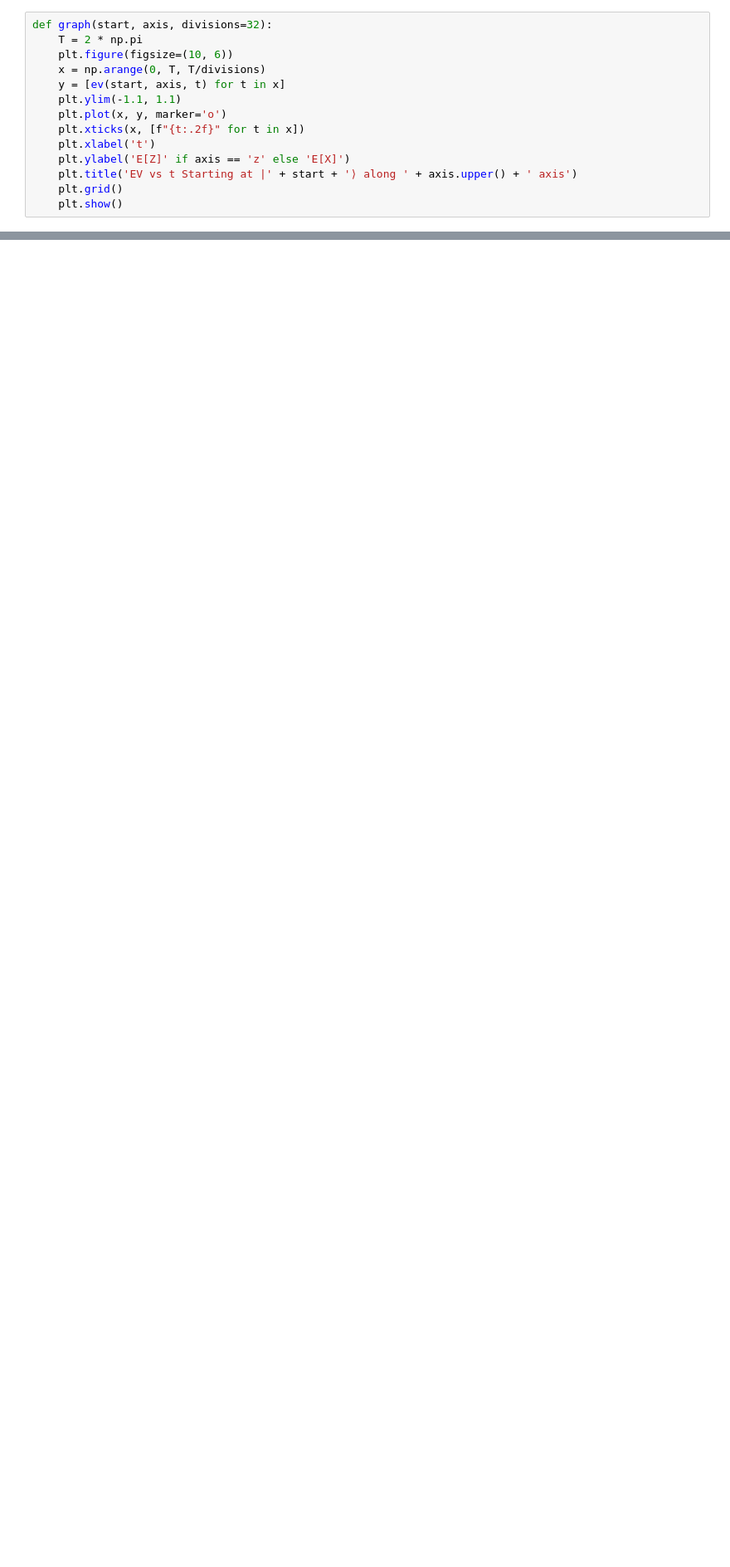
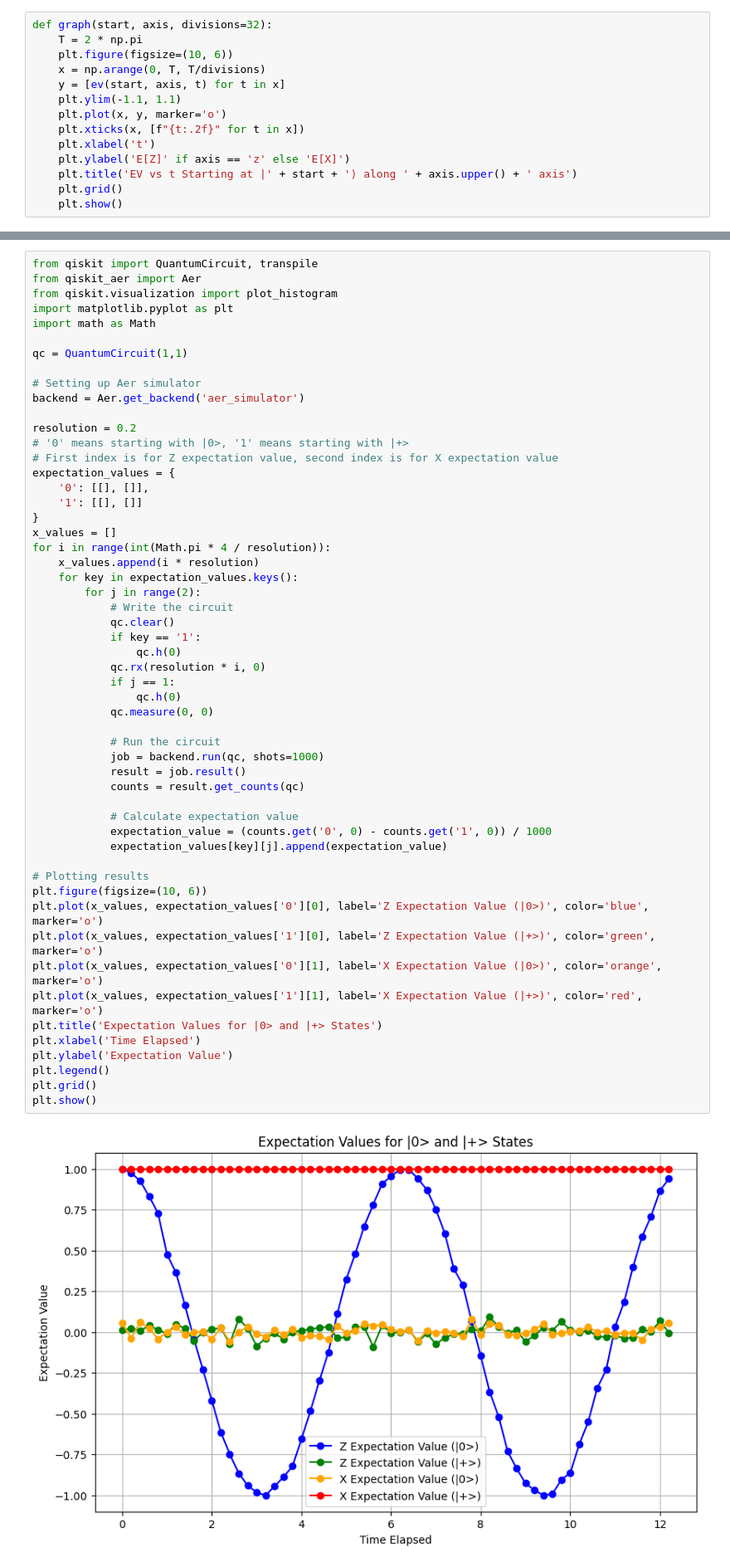
Before and after one commit to JEly613/EinR_CD05, a Jupyter notebook: Week 2/ExpectationValue.ipynb, the cells around one changed output, grey strips where cells are left out. Shown at 83% size. Cells and saved outputs as stored; diff of their text form; blank space fills up the shorter version.

```diff
--- a/Week 2/ExpectationValue.ipynb
+++ b/Week 2/ExpectationValue.ipynb
@@ -58,3 +58,59 @@ graph('+', 'x')
 [figure]
 [figure]
 [figure]
+# %%
+from qiskit import QuantumCircuit, transpile
+from qiskit_aer import Aer
+from qiskit.visualization import plot_histogram
+import matplotlib.pyplot as plt
+import math as Math
+
+qc = QuantumCircuit(1,1)
+
+# Setting up Aer simulator
+backend = Aer.get_backend('aer_simulator')
+
+resolution = 0.2
+# '0' means starting with |0>, '1' means starting with |+>
+# First index is for Z expectation value, second index is for X expectation value
+expectation_values = {
+    '0': [[], []],
+    '1': [[], []]
+}
+x_values = []
+for i in range(int(Math.pi * 4 / resolution)):
+    x_values.append(i * resolution)
+    for key in expectation_values.keys():
+        for j in range(2):
+            # Write the circuit
+            qc.clear()
+            if key == '1':
+                qc.h(0)
+            qc.rx(resolution * i, 0)
+            if j == 1:
+                qc.h(0)
+            qc.measure(0, 0)
+
+            # Run the circuit
+            job = backend.run(qc, shots=1000)
+            result = job.result()
+            counts = result.get_counts(qc)
+
+            # Calculate expectation value
+            expectation_value = (counts.get('0', 0) - counts.get('1', 0)) / 1000
+            expectation_values[key][j].append(expectation_value)
+
+# Plotting results
+plt.figure(figsize=(10, 6))
+plt.plot(x_values, expectation_values['0'][0], label='Z Expectation Value (|0>)', color='blue', marker='o')
+plt.plot(x_values, expectation_values['1'][0], label='Z Expectation Value (|+>)', color='green', marker='o')
+plt.plot(x_values, expectation_values['0'][1], label='X Expectation Value (|0>)', color='orange', marker='o')
+plt.plot(x_values, expectation_values['1'][1], label='X Expectation Value (|+>)', color='red', marker='o')
+plt.title('Expectation Values for |0> and |+> States')
+plt.xlabel('Time Elapsed')
+plt.ylabel('Expectation Value')
+plt.legend()
+plt.grid()
+plt.show()
+# %% [output]
+[figure, added]
```
Also changed, not shown: 1 other file.
